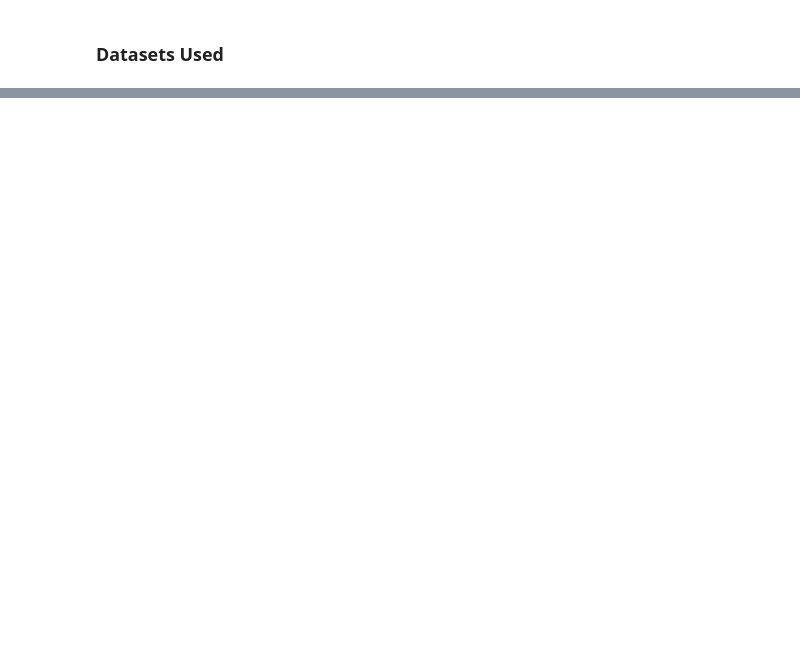
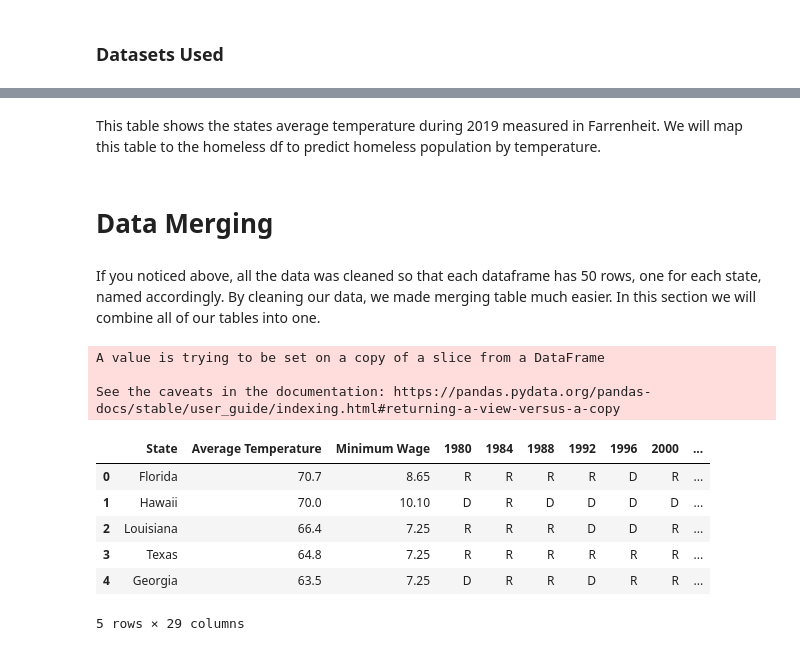
Before and after one commit to chloeu99/chloeu99.github.io, a Jupyter notebook: Final Tutorial.ipynb, the cells around one changed output, grey strips where cells are left out. Saved outputs shown, nothing was run; the diff lists cells and outputs as text; code cells hidden in the pictures; blank space fills up the shorter version.

```diff
--- a/Final Tutorial.ipynb
+++ b/Final Tutorial.ipynb
@@ -80,0 +162,10 @@ df.info(verbose=True)
+# %%
+#data for average 2019 temperature by state - came pre organized in descending order
+r2 = requests.get("https://worldpopulationreview.com/state-rankings/average-temperatures-by-state")
+#parse
+root2 = BeautifulSoup(r2.content)
+table2 = root2.find("table")
+#make df
+temps = pd.read_html(str(table2))
+temps = pd.concat(temps)
+temps.head()
@@ -80,0 +179,37 @@ df.info(verbose=True)
+# %% [markdown]
+This table shows the states average temperature during 2019 measured in Farrenheit. We will map this table to the homeless df to predict homeless population by temperature.
+# %% [markdown]
+# Data Merging
+# %% [markdown]
+If you noticed above, all the data was cleaned so that each dataframe has 50 rows, one for each state, named accordingly. By cleaning our data, we made merging table much easier. In this section we will combine all of our tables into one.
+# %%
+#combines wages and temperatures by states
+temp_wages = temps.merge(wages, on= "State", how = "outer")
+#combines previous table with election results
+elections_temp_wages = temp_wages.merge(votes, on="State", how = "outer")
+#Sorry DC and Puerto Rico
+elections_temp_wages = states.dropna()
+
+#Complete DataFrame with homeless stats
+df2020 = elections_temp_wages.merge(HUD2020, on="State", how="outer")
+
+#cast column variable types
+df2020["Average Temperature"] = df2020["Average Temperature"].astype(float)
+df2020["Overall Homeless, 2020"] = df2020["Overall Homeless, 2020"].astype(int)
+
+#cleans data
+for key, value in df2020.iterrows():
+    df2020["Minimum Wage"][key] = str(df2020["Minimum Wage"][key])[1:]
+
+df2020.head()
+# %% [output]
+A value is trying to be set on a copy of a slice from a DataFrame
+
+See the caveats in the documentation: https://pandas.pydata.org/pandas-docs/stable/user_guide/indexing.html#returning-a-view-versus-a-copy
+|  | State | Average Temperature | Minimum Wage | 1980 | 1984 | 1988 | 1992 | 1996 | 2000 | ... |
+| 0 | Florida | 70.7 | 8.65 | R | R | R | R | D | R | ... |
+| 1 | Hawaii | 70.0 | 10.10 | D | R | D | D | D | D | ... |
+| 2 | Louisiana | 66.4 | 7.25 | R | R | R | D | D | R | ... |
+| 3 | Texas | 64.8 | 7.25 | R | R | R | R | R | R | ... |
+| 4 | Georgia | 63.5 | 7.25 | D | R | R | D | R | R | ... |
+5 rows × 29 columns
```
Also changed, not shown: parts of 55 cells of this notebook, 2 other files.
